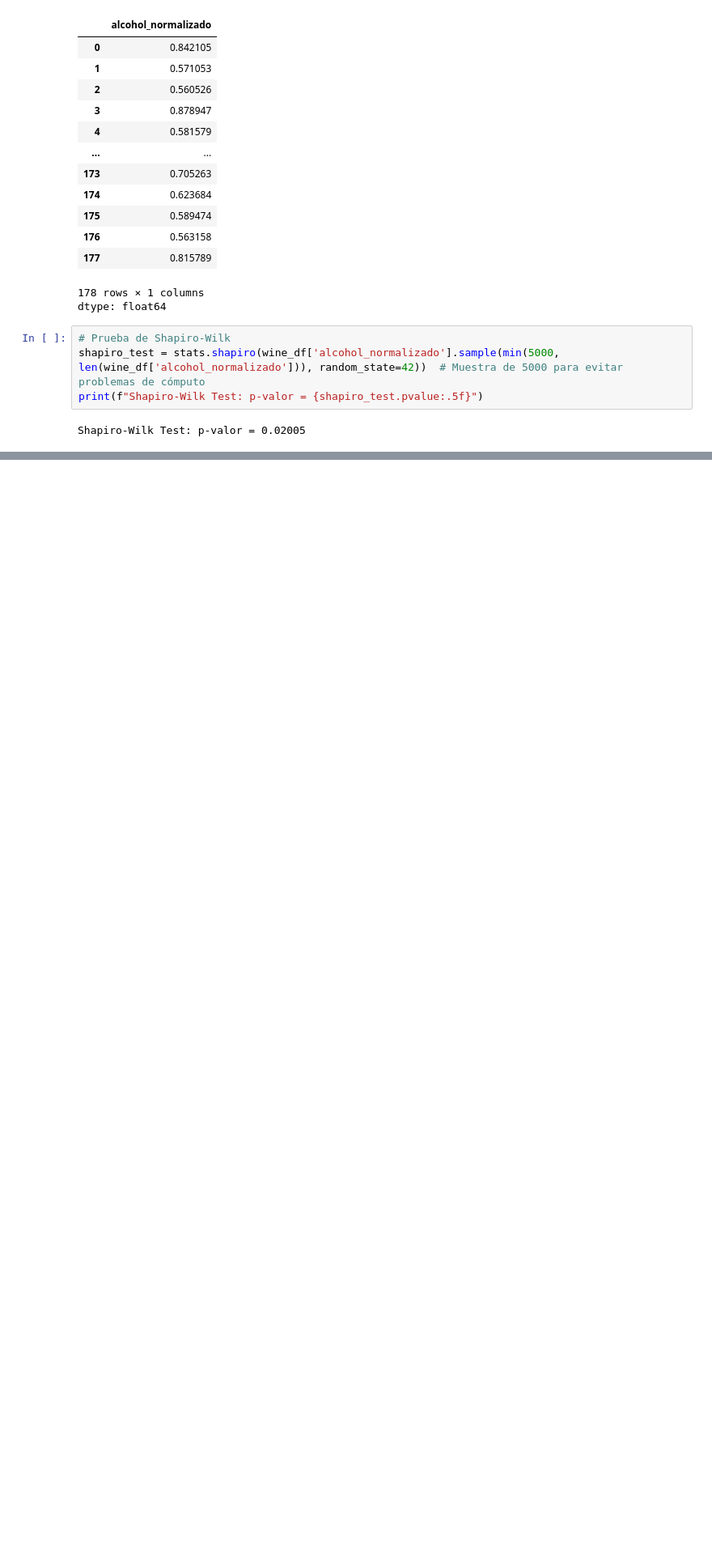
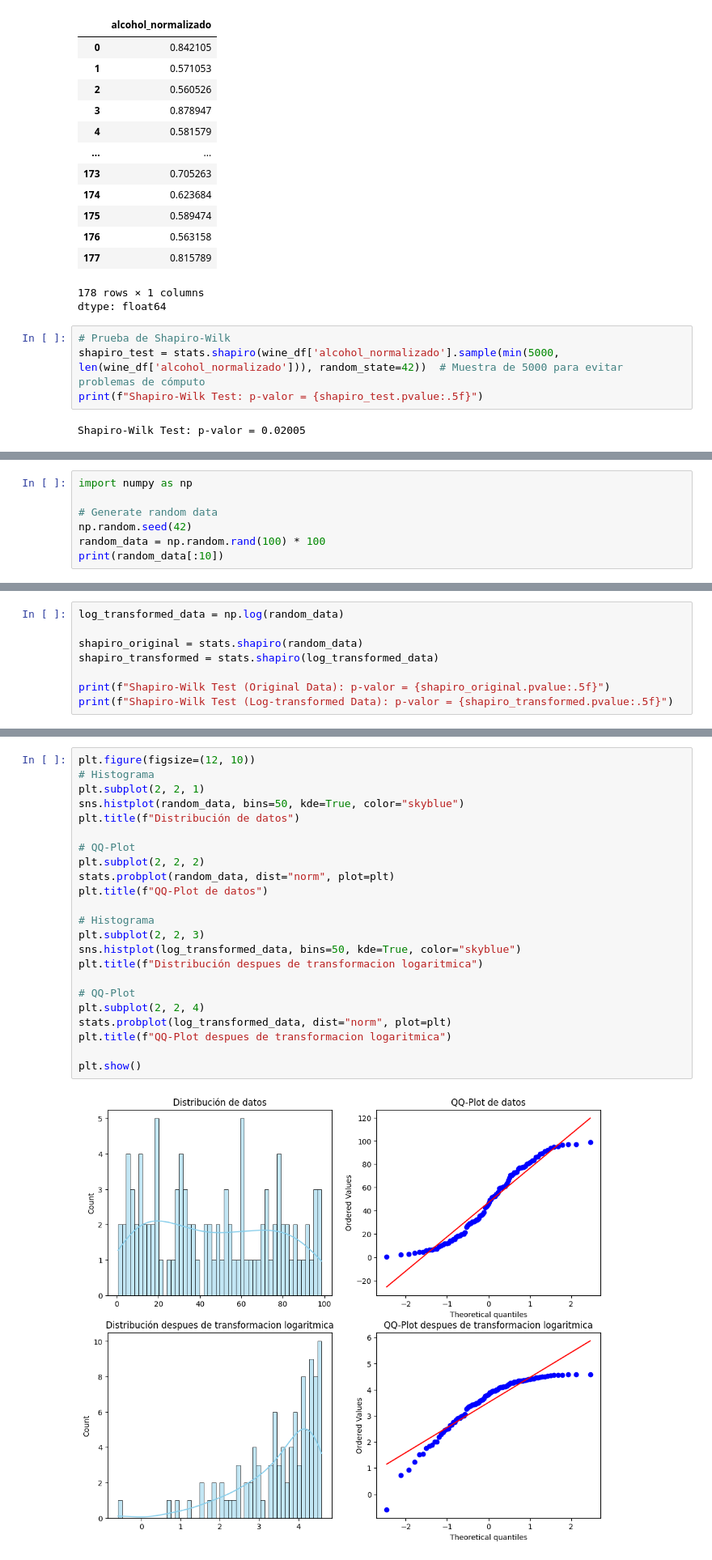
Before and after one commit to AleR26/ColabFiles, a Jupyter notebook: Tarea_20_Ejercicios_de_Normalizacion.ipynb, the cells around one changed output, grey strips where cells are left out. Shown at 81% size. Saved outputs shown, nothing was run; the diff lists cells and outputs as text; blank space fills up the shorter version.

```diff
--- a/Tarea_20_Ejercicios_de_Normalizacion.ipynb
+++ b/Tarea_20_Ejercicios_de_Normalizacion.ipynb
@@ -127,0 +189,7 @@ Preguntas:
+# %%
+import numpy as np
+
+# Generate random data
+np.random.seed(42)
+random_data = np.random.rand(100) * 100
+print(random_data[:10])
@@ -127,0 +199,8 @@ Preguntas:
+# %%
+log_transformed_data = np.log(random_data)
+
+shapiro_original = stats.shapiro(random_data)
+shapiro_transformed = stats.shapiro(log_transformed_data)
+
+print(f"Shapiro-Wilk Test (Original Data): p-valor = {shapiro_original.pvalue:.5f}")
+print(f"Shapiro-Wilk Test (Log-transformed Data): p-valor = {shapiro_transformed.pvalue:.5f}")
@@ -128,3 +210,28 @@ Preguntas:
+# %%
+plt.figure(figsize=(12, 10))
+# Histograma
+plt.subplot(2, 2, 1)
+sns.histplot(random_data, bins=50, kde=True, color="skyblue")
+plt.title(f"Distribución de datos")
+
+# QQ-Plot
+plt.subplot(2, 2, 2)
+stats.probplot(random_data, dist="norm", plot=plt)
+plt.title(f"QQ-Plot de datos")
+
+# Histograma
+plt.subplot(2, 2, 3)
+sns.histplot(log_transformed_data, bins=50, kde=True, color="skyblue")
+plt.title(f"Distribución despues de transformacion logaritmica")
+
+# QQ-Plot
+plt.subplot(2, 2, 4)
+stats.probplot(log_transformed_data, dist="norm", plot=plt)
+plt.title(f"QQ-Plot despues de transformacion logaritmica")
+
+plt.show()
+# %% [output]
+[figure, added]
 # %% [markdown]
 Ejercicio 4: Transformación Raíz Cuadrada
 Instrucciones:
```
Also changed, not shown: parts of 19 cells of this notebook.
